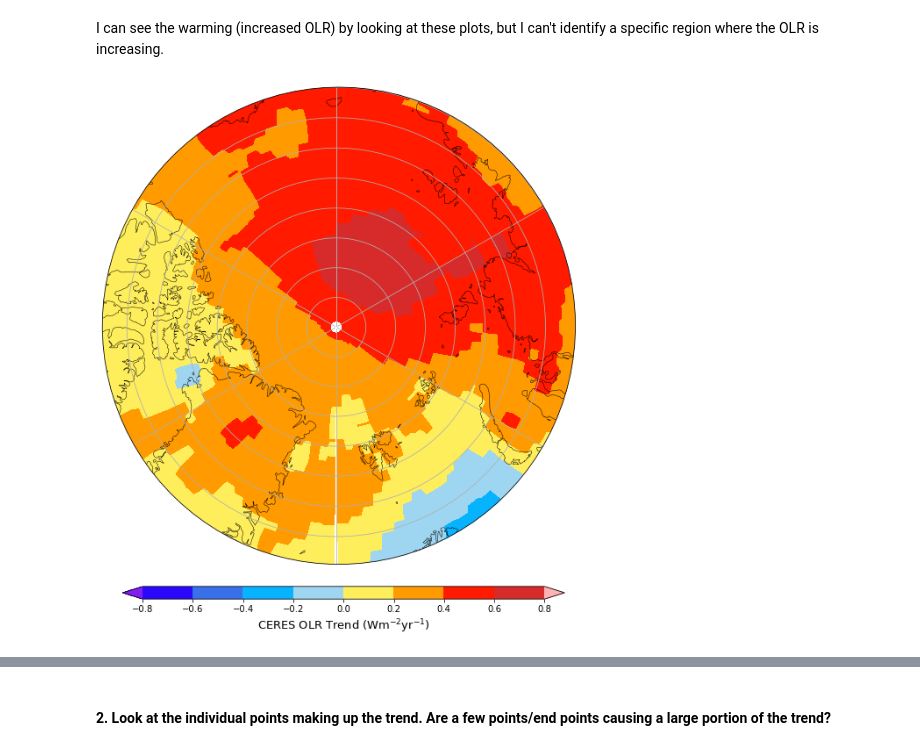
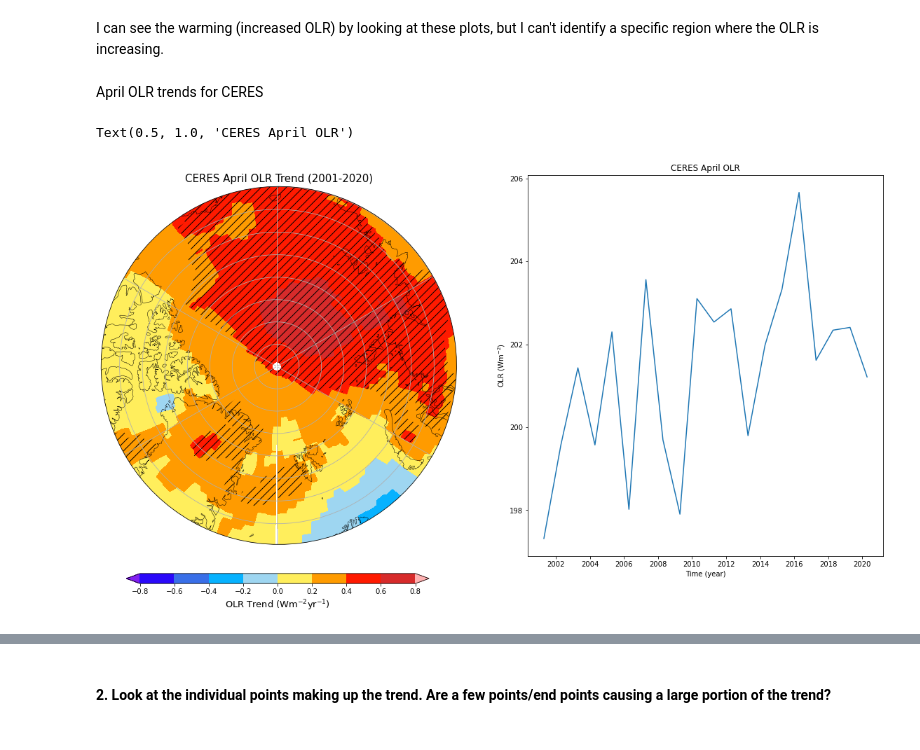
Before and after one commit to jshaw35/spectral_ice, a Jupyter notebook: FINESST_figures.ipynb, the cells around one changed output, grey strips where cells are left out. Cells and saved outputs as stored; diff of their text form; code cells hidden in the pictures.

```diff
--- a/FINESST_figures.ipynb
+++ b/FINESST_figures.ipynb
@@ -59,13 +59,13 @@ ceres_files = glob.glob('%s/CERES_EBAF_Ed4.1_Subset*.nc' % ceres_path)
 # %%
 # Loaded save timeseries or process them from Brian Medeiros' monthly data
 if os.path.exists('%s/CERES_EBAF_Ed4.1_OLR_200003-202102.nc' % ceres_savedir):
-    ceres_olr = xr.open_dataset('%s/CERES_EBAF_Ed4.1_OLR_200003-202102.nc' % ceres_savedir)
+    ceres_olr = add_weights(xr.open_dataset('%s/CERES_EBAF_Ed4.1_OLR_200003-202102.nc' % ceres_savedir))
 
 if (not os.path.exists('%s/CERES_EBAF_Ed4.1_OLR_200003-202102.nc' % ceres_savedir)):
     all_ceres = xr.open_mfdataset(ceres_files)
 
     if not os.path.exists('%s/CERES_EBAF_Ed4.1_OLR_200003-202102.nc' % ceres_savedir):
-        ceres_olr = all_ceres['toa_lw_all_mon']
+        ceres_olr = add_weights(all_ceres['toa_lw_all_mon'])
 # %% [markdown]
 ## Define function for computing trends
 # %% [markdown]
@@ -500,28 +659,37 @@ cbar1.set_label("CERES OLR Trend (Wm$^{-2}$yr$^{-1}$)",fontsize=13)
 # %% [markdown]
 I can see the warming (increased OLR) by looking at these plots, but I can't identify a specific region where the OLR is increasing.
+# %% [markdown]
+April OLR trends for CERES
 # %%
 ceres_olr_april_trends,ceres_olr_april_statsig,ceres_olr_april_notnull = compute_trends_n_signif2(ceres_olr_april)
+# %%
+ceres_olr_april_tseries = masked_average(ceres_olr_april,dim=['lat','lon'],weights=ceres_olr_april['cell_weight'])
 # %%
-fig,axs = sp_map(nrows=1, ncols=1, projection=ccrs.NorthPolarStereo(), figsize=[10,10])
+fig,axs = sp_map(nrows=1, ncols=2, projection=ccrs.NorthPolarStereo(), figsize=[20,10])
 
-polarCentral_set_latlim([70,90], axs)
+axs[1].remove()
+axs2 = fig.add_subplot(1, 2, 2) # remove 2nd subplot and replace it with one with no preset projection
 
-im = axs.contourf(ceres_olr_april_trends['lon'],ceres_olr_april_trends['lat'],ceres_olr_april_trends[0,:,:],transform=ccrs.PlateCarree(),
+polarCentral_set_latlim([70,90], axs[0])
+
+im = axs[0].contourf(ceres_olr_april_trends['lon'],ceres_olr_april_trends['lat'],ceres_olr_april_trends[0,:,:],transform=ccrs.PlateCarree(),
                  cmap=cmaps.ncl_default,extend='both',levels=np.linspace(-0.8,0.8,9))
 
-# axs.fill(a[:,0],a[:,1], hatch='///', edgecolor="gold", alpha=1, fill=False)
+stip = axs[0].contourf(ceres_olr_april_statsig['lon'],ceres_olr_april_statsig['lat'],ceres_olr_april_statsig[0,:,:],transform=ccrs.PlateCarree(),#)
+                    levels=[0,95,100],hatches=[None,'//'],extend='neither',colors='none',)
 
-# stip = axs.contourf(ceres_olr_april_statsig['lon'],ceres_olr_april_statsig['lat'],ceres_olr_april_statsig[0,:,:],
-#                     colors='none',levels=[0,95,100],hatches=[None,'//'],extend='neither')
+add_map_features(axs[0])
 
-# axs.contourf(ceres_olr_april_statsig['lon'],ceres_olr_april_statsig['lat'],ceres_olr_april_statsig[0,:,:],
-#                     colors='none',levels=[0,99,100],hatches=[None,'//'],extend='neither')
-
-add_map_features(axs)
-
-cbar_axh = fig.add_axes([0.17, 0.07, 0.70, 0.02])
+cbar_axh = fig.add_axes([0.15, 0.07, 0.30, 0.02])
 cbar1 = fig.colorbar(im, cax=cbar_axh,orientation='horizontal')
 
-cbar1.set_label("CERES OLR Trend (Wm$^{-2}$yr$^{-1}$)",fontsize=13)
+cbar1.set_label("OLR Trend (Wm$^{-2}$yr$^{-1}$)",fontsize=13)
+axs[0].set_title("CERES April OLR Trend (2001-2020)",fontsize=15)
+
+axs2.plot(ceres_olr_april_tseries['time'],ceres_olr_april_tseries)
+axs2.set_xlabel('Time (year)')
+axs2.set_ylabel('OLR (Wm$^{-2}$)')
+axs2.set_title('CERES April OLR')
 # %% [output]
+Text(0.5, 1.0, 'CERES April OLR')
-[figure, old version]
+[figure, new version]
```
Also changed, not shown: parts of 42 cells of this notebook.
